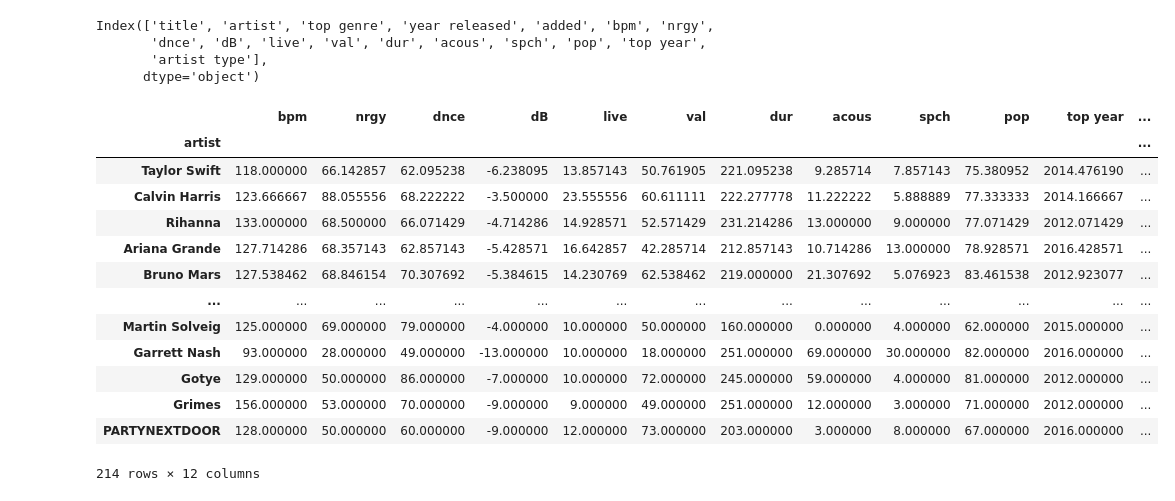
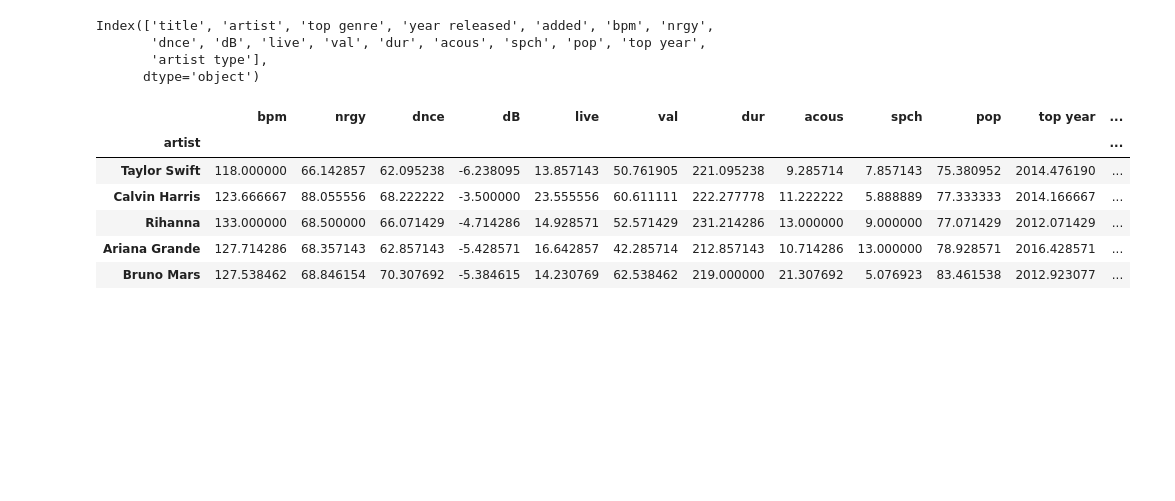
Before and after one commit to kevoinno/data-science-projects, a Jupyter notebook: spotify-songs-eda/song-analysis.ipynb, the cells around one changed output. Drawn from its saved outputs; the diff is of its cells as text; code cells hidden in the pictures; blank space fills up the shorter version.

```diff
--- a/spotify-songs-eda/song-analysis.ipynb
+++ b/spotify-songs-eda/song-analysis.ipynb
@@ -80,23 +80,17 @@ Index(['title', 'artist', 'top genre', 'year released', 'added', 'bpm', 'nrgy',
 # %%
 #removing unecessary features, getting song counts, grouping by artist
 df_pop = df_pop[['artist', 'bpm', 'nrgy',
        'dnce', 'dB', 'live', 'val', 'dur', 'acous', 'spch', 'pop', 'top year',
        'artist type']]
+df_pop_cat = df_pop
 df_pop['count'] = df.groupby('artist')['artist'].transform('count')
-df_pop = df_pop.groupby(['artist']).mean().sort_values('count', ascending = False)
-df_pop
+df_pop = df_pop.groupby('artist').mean().sort_values('count', ascending = False)
+df_pop.head()
 # %% [output]
 |  | bpm | nrgy | dnce | dB | live | val | dur | acous | spch | pop | top year | ... |
 | artist |  |  |  |  |  |  |  |  |  |  |  | ... |
 | Taylor Swift | 118.000000 | 66.142857 | 62.095238 | -6.238095 | 13.857143 | 50.761905 | 221.095238 | 9.285714 | 7.857143 | 75.380952 | 2014.476190 | ... |
 | Calvin Harris | 123.666667 | 88.055556 | 68.222222 | -3.500000 | 23.555556 | 60.611111 | 222.277778 | 11.222222 | 5.888889 | 77.333333 | 2014.166667 | ... |
 | Rihanna | 133.000000 | 68.500000 | 66.071429 | -4.714286 | 14.928571 | 52.571429 | 231.214286 | 13.000000 | 9.000000 | 77.071429 | 2012.071429 | ... |
 | Ariana Grande | 127.714286 | 68.357143 | 62.857143 | -5.428571 | 16.642857 | 42.285714 | 212.857143 | 10.714286 | 13.000000 | 78.928571 | 2016.428571 | ... |
 | Bruno Mars | 127.538462 | 68.846154 | 70.307692 | -5.384615 | 14.230769 | 62.538462 | 219.000000 | 21.307692 | 5.076923 | 83.461538 | 2012.923077 | ... |
-| ... | ... | ... | ... | ... | ... | ... | ... | ... | ... | ... | ... | ... |
-| Martin Solveig | 125.000000 | 69.000000 | 79.000000 | -4.000000 | 10.000000 | 50.000000 | 160.000000 | 0.000000 | 4.000000 | 62.000000 | 2015.000000 | ... |
-| Garrett Nash | 93.000000 | 28.000000 | 49.000000 | -13.000000 | 10.000000 | 18.000000 | 251.000000 | 69.000000 | 30.000000 | 82.000000 | 2016.000000 | ... |
-| Gotye | 129.000000 | 50.000000 | 86.000000 | -7.000000 | 10.000000 | 72.000000 | 245.000000 | 59.000000 | 4.000000 | 81.000000 | 2012.000000 | ... |
-| Grimes | 156.000000 | 53.000000 | 70.000000 | -9.000000 | 9.000000 | 49.000000 | 251.000000 | 12.000000 | 3.000000 | 71.000000 | 2012.000000 | ... |
-| PARTYNEXTDOOR | 128.000000 | 50.000000 | 60.000000 | -9.000000 | 12.000000 | 73.000000 | 203.000000 | 3.000000 | 8.000000 | 67.000000 | 2016.000000 | ... |
-214 rows × 12 columns
```
Also changed, not shown: parts of 5 cells of this notebook.
